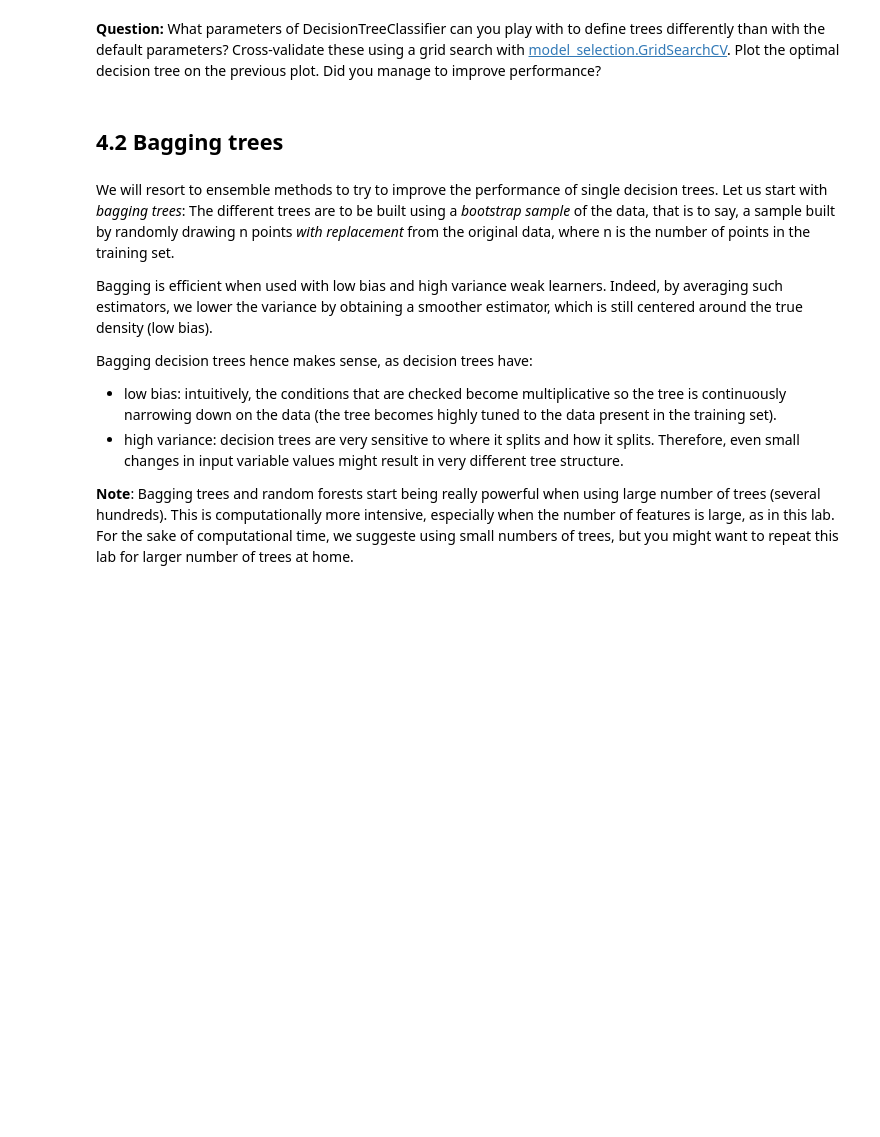
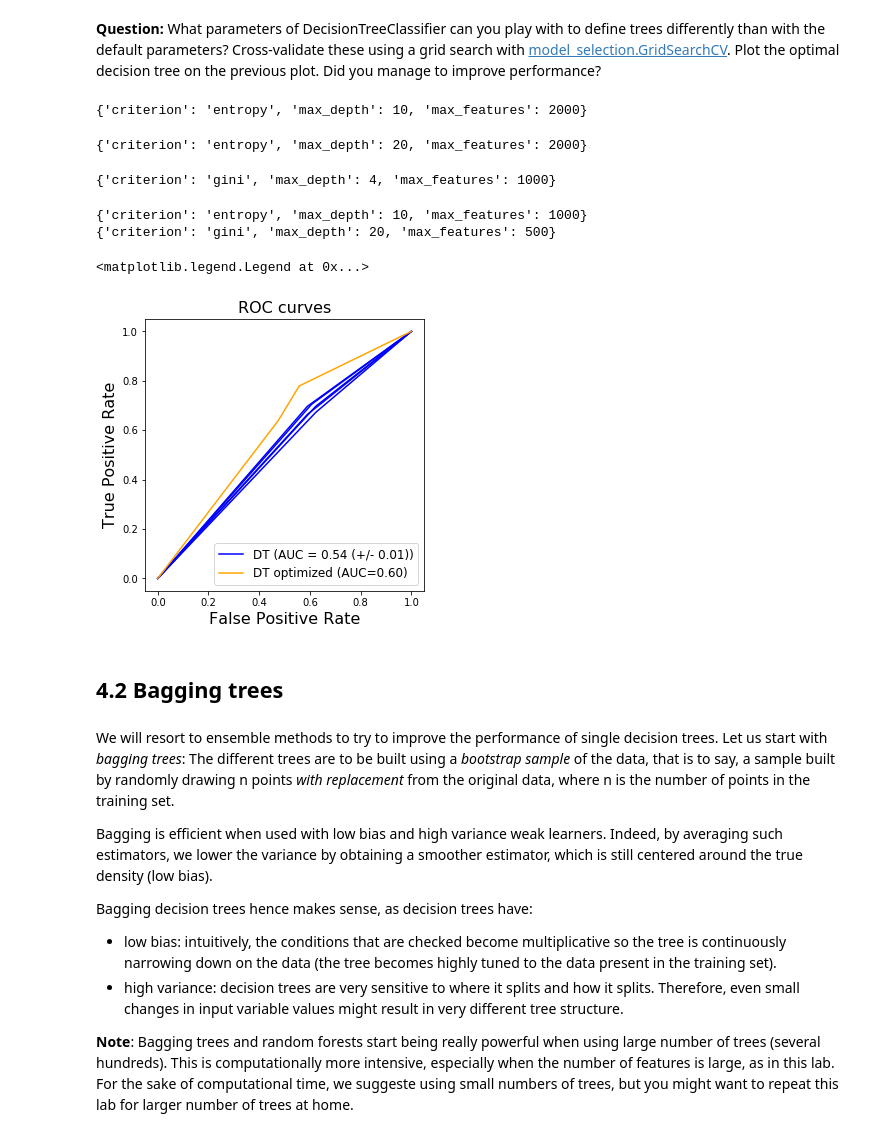
Before and after one commit to abdeljelilmaadi/2022-mines-HPC-AI-TD, a Jupyter notebook: 06-TreesAndForests.ipynb, the cells around one changed output. Drawn from its saved outputs; the diff is of its cells as text; code cells hidden in the pictures; blank space fills up the shorter version.

```diff
--- a/06-TreesAndForests.ipynb
+++ b/06-TreesAndForests.ipynb
@@ -213,38 +239,41 @@ plt.legend(loc="lower right")
 # %% [markdown]
 **Question:** What parameters of DecisionTreeClassifier can you play with to define trees differently than with the default parameters? Cross-validate these using a grid search with [model_selection.GridSearchCV](http://scikit-learn.org/stable/modules/generated/sklearn.model_selection.GridSearchCV.html). Plot the optimal decision tree on the previous plot. Did you manage to improve performance?
 # %%
+
 from sklearn import model_selection
-
 # Define the grid of parameters to test
-param_grid = # TODO
-
+param_grid = {"max_depth":[4,5,10,20],
+              "max_features":[2,100,500,1000,2000,3000],
+              "criterion":["gini", "entropy"]}
 # Initialize a GridSearchCV object that will be used to cross-validate
 # a DecisionTreeClassifier with these parameters.
 # What scoring function do you want to use?
-clf = model_selection.GridSearchCV( # TODO
-
+clf = model_selection.GridSearchCV(DecisionTreeClassifier() ,param_grid=param_grid)
 # Cross-validate the GridSearchCV object
 ypred_dt_opt = cross_validate_clf_optimize(X, y, clf, folds)
-
 # Compute the ROC curve for the optimized DecisionTreeClassifier
 fpr_dt_opt, tpr_dt_opt, thresholds = metrics.roc_curve(y, ypred_dt_opt, pos_label=1)
 auc_dt_opt = metrics.auc(fpr_dt_opt, tpr_dt_opt)
-
 # Plot the ROC curves of the 5 decision trees from earlier
 fig = plt.figure(figsize=(5, 5))
-
 for tree_index in range(4):
     plt.plot(fpr_dt[tree_index], tpr_dt[tree_index], '-', color='blue')
 plt.plot(fpr_dt[-1], tpr_dt[-1], '-', color='blue',
          label='DT (AUC = %0.2f (+/- %0.2f))' % (np.mean(auc_dt), np.std(auc_dt)))
-
 # Plot the ROC curve of the optimized DecisionTreeClassifier
 plt.plot(fpr_dt_opt, tpr_dt_opt, color='orange', label='DT optimized (AUC=%0.2f)' % auc_dt_opt)
-
 plt.xlabel('False Positive Rate', fontsize=16)
 plt.ylabel('True Positive Rate', fontsize=16)
 plt.title('ROC curves', fontsize=16)
 plt.legend(loc="lower right", fontsize=12)
+# %% [output]
+{'criterion': 'entropy', 'max_depth': 10, 'max_features': 2000}
+{'criterion': 'entropy', 'max_depth': 20, 'max_features': 2000}
+{'criterion': 'gini', 'max_depth': 4, 'max_features': 1000}
+{'criterion': 'entropy', 'max_depth': 10, 'max_features': 1000}
+{'criterion': 'gini', 'max_depth': 20, 'max_features': 500}
+<matplotlib.legend.Legend at 0x...>
+[figure, added]
 # %% [markdown]
 ## 4.2 Bagging trees
 # %% [markdown]
```
Also changed, not shown: parts of 8 cells of this notebook, 6 other files.
